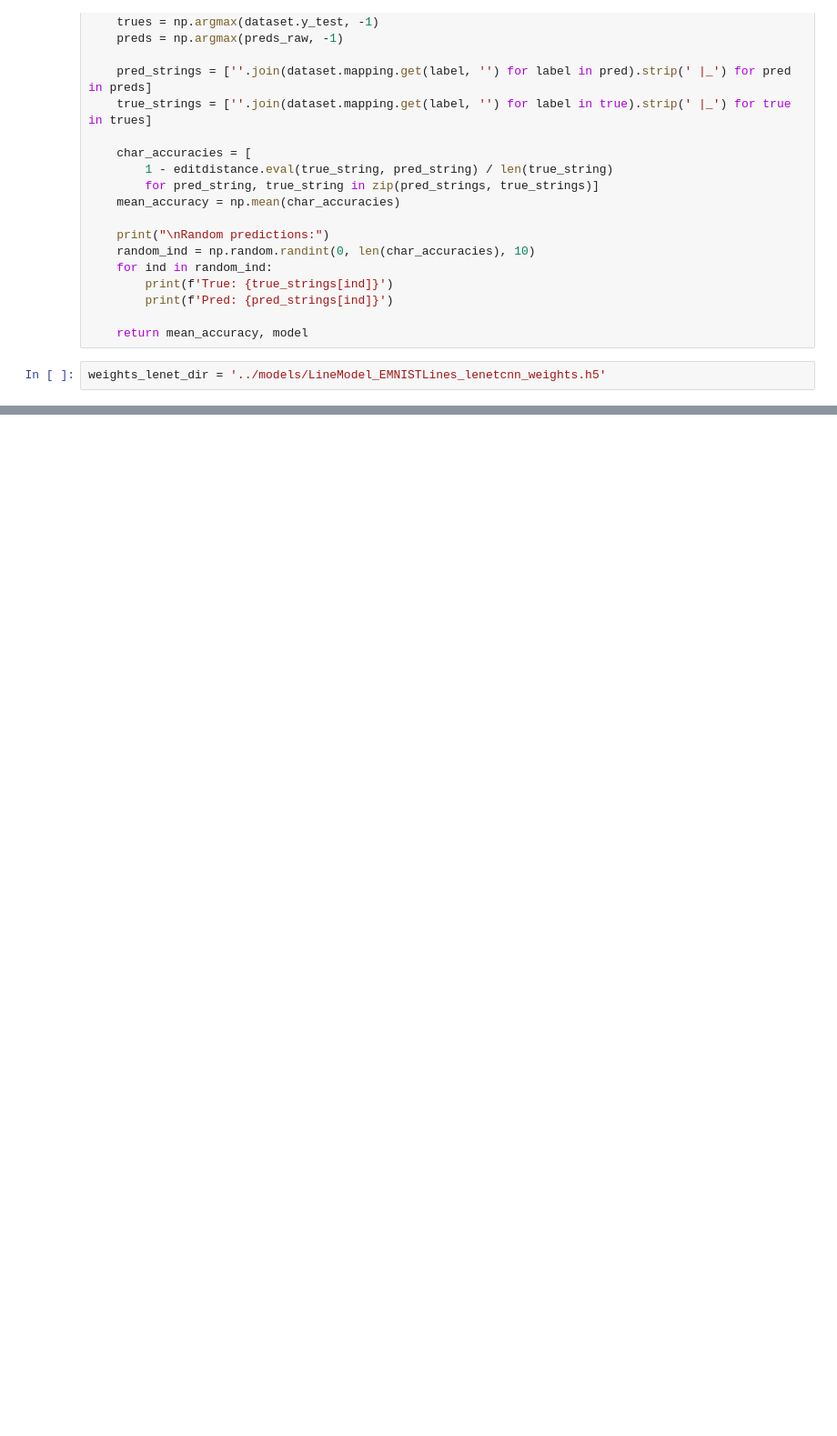
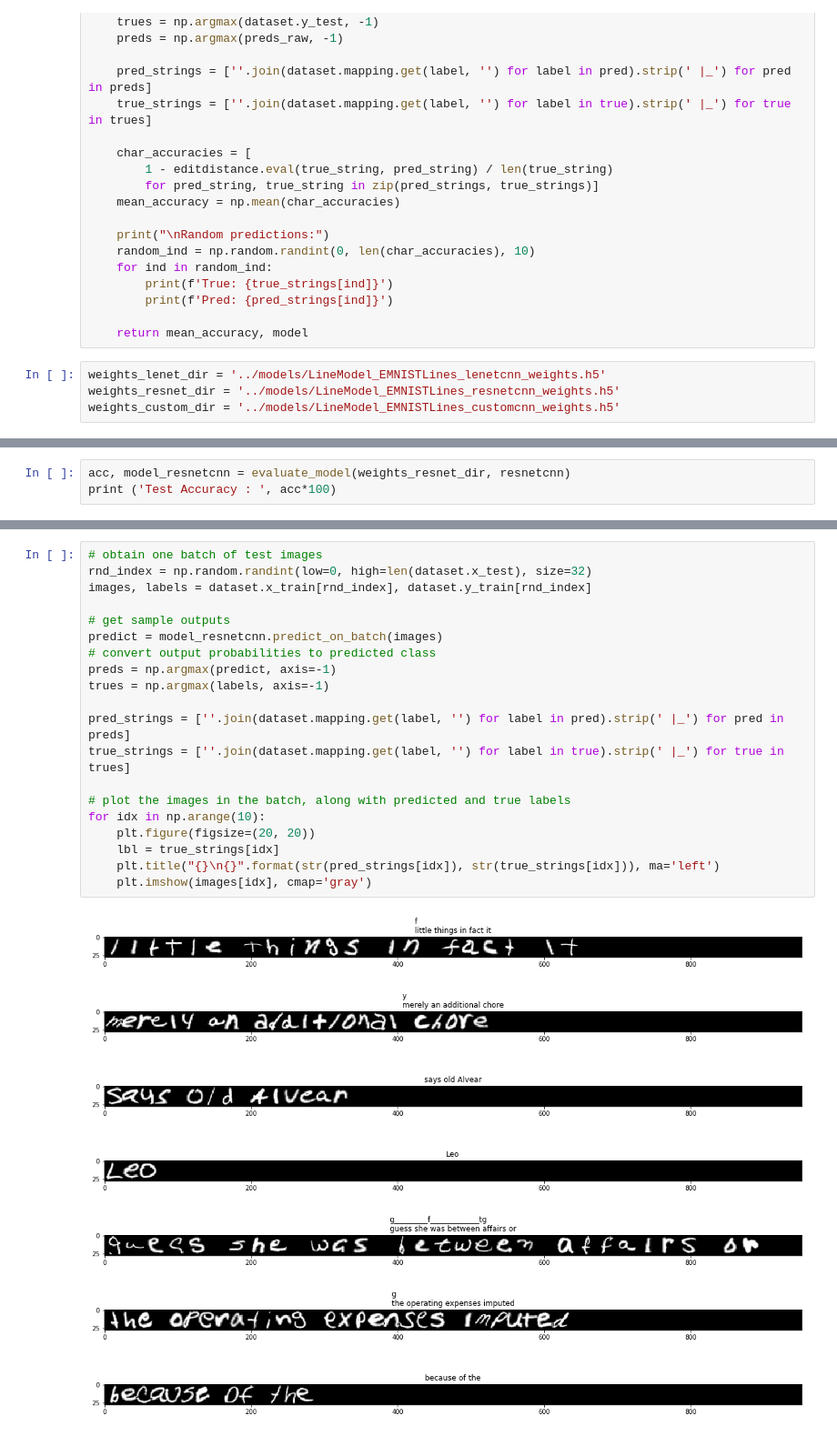
Before and after one commit to dudeperf3ct/TextRecognizer, a Jupyter notebook: Experiment-2/notebooks/exp_2_emnist_lines_cnn_only.ipynb, the cells around one changed output, grey strips where cells are left out. Shown at 91% size. Drawn from its saved outputs; the diff is of its cells as text; blank space fills up the shorter version.

```diff
--- a/Experiment-2/notebooks/exp_2_emnist_lines_cnn_only.ipynb
+++ b/Experiment-2/notebooks/exp_2_emnist_lines_cnn_only.ipynb
@@ -547,5 +629,7 @@ def evaluate_model(weights_dir, network):
     return mean_accuracy, model
 # %%
 weights_lenet_dir = '../models/LineModel_EMNISTLines_lenetcnn_weights.h5'
+weights_resnet_dir = '../models/LineModel_EMNISTLines_resnetcnn_weights.h5'
+weights_custom_dir = '../models/LineModel_EMNISTLines_customcnn_weights.h5'
 # %%
 acc, model_lenetcnn = evaluate_model(weights_lenet_dir, lenetcnn)
@@ -556,0 +655,3 @@ model_custom = evaluate_model(weights_custom_dir, customCNN)
+# %%
+acc, model_resnetcnn = evaluate_model(weights_resnet_dir, resnetcnn)
+print ('Test Accuracy : ', acc*100)
@@ -576,0 +728,28 @@ for idx in np.arange(10):
+# %%
+# obtain one batch of test images
+rnd_index = np.random.randint(low=0, high=len(dataset.x_test), size=32)
+images, labels = dataset.x_train[rnd_index], dataset.y_train[rnd_index]
+
+# get sample outputs
+predict = model_resnetcnn.predict_on_batch(images)
+# convert output probabilities to predicted class
+preds = np.argmax(predict, axis=-1)
+trues = np.argmax(labels, axis=-1)
+
+pred_strings = [''.join(dataset.mapping.get(label, '') for label in pred).strip(' |_') for pred in preds]
+true_strings = [''.join(dataset.mapping.get(label, '') for label in true).strip(' |_') for true in trues]
+
+# plot the images in the batch, along with predicted and true labels
+for idx in np.arange(10):
+    plt.figure(figsize=(20, 20))
+    lbl = true_strings[idx]
+    plt.title("{}\n{}".format(str(pred_strings[idx]), str(true_strings[idx])), ma='left')
+    plt.imshow(images[idx], cmap='gray')
+# %% [output]
+[figure, added]
+[figure, added]
+[figure, added]
+[figure, added]
+[figure, added]
+[figure, added]
+[figure, added]
```
Also changed, not shown: parts of 23 cells of this notebook, 16 other files.
